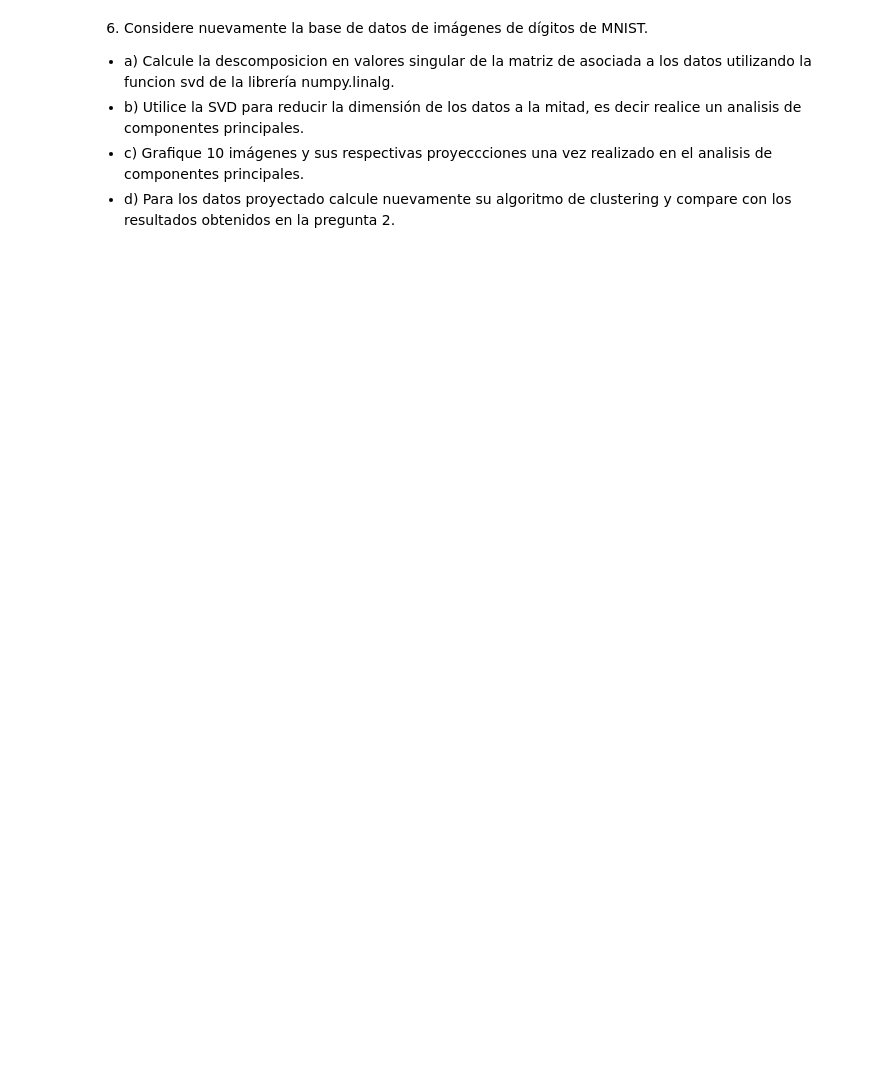
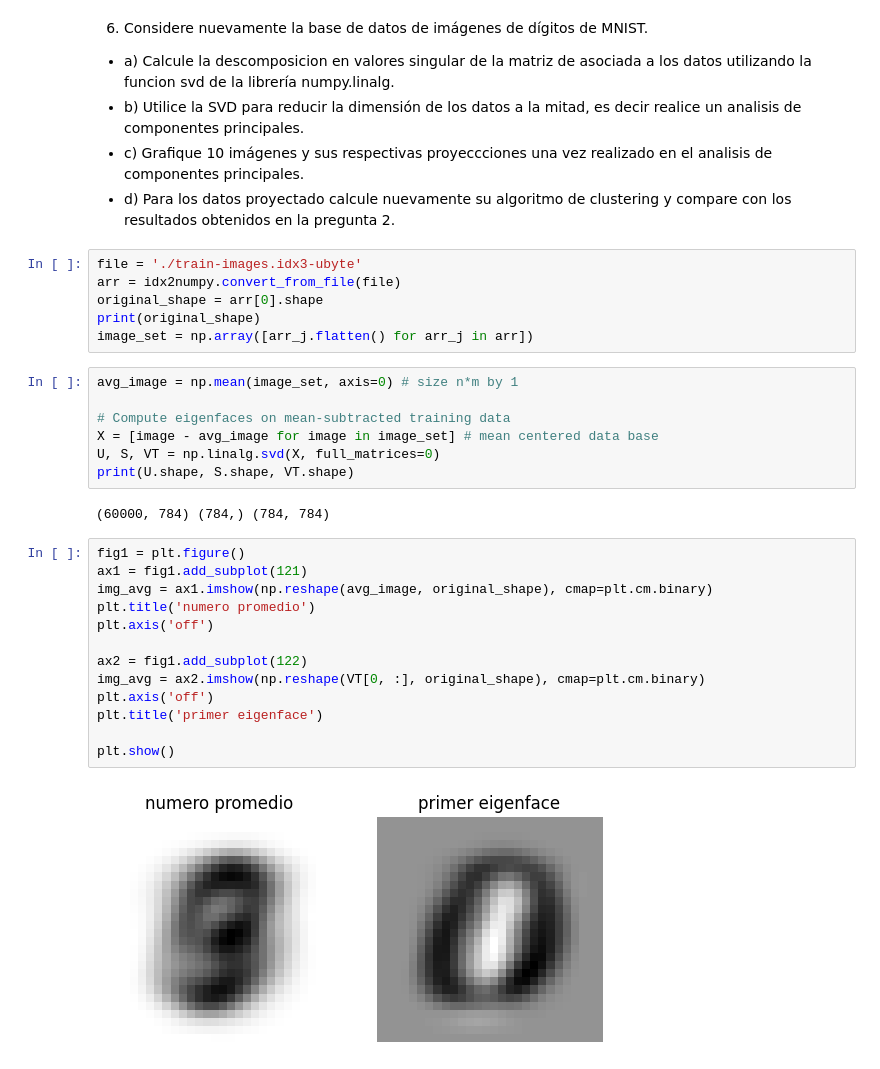
Before and after one commit to mia-uc/math-foundations-for-ai, a Jupyter notebook: hw/hw1/answer.ipynb, the cells around one changed output. Drawn from its saved outputs; the diff is of its cells as text; blank space fills up the shorter version.

```diff
--- a/hw/hw1/answer.ipynb
+++ b/hw/hw1/answer.ipynb
@@ -525,3 +665,33 @@ $$
  - b) Utilice la SVD para reducir la dimensión de los datos a la mitad, es decir realice un analisis de componentes principales.
  - c) Grafique 10 imágenes y sus respectivas proyeccciones una vez realizado en el analisis de componentes principales.
  - d) Para los datos proyectado calcule nuevamente su algoritmo de clustering y compare con los resultados obtenidos en la pregunta 2.
+# %%
+file = './train-images.idx3-ubyte'
+arr = idx2numpy.convert_from_file(file)
+original_shape = arr[0].shape
+print(original_shape)
+image_set = np.array([arr_j.flatten() for arr_j in arr])
+# %%
+avg_image = np.mean(image_set, axis=0) # size n*m by 1
+
+# Compute eigenfaces on mean-subtracted training data
+X = [image - avg_image for image in image_set] # mean centered data base
+U, S, VT = np.linalg.svd(X, full_matrices=0)
+print(U.shape, S.shape, VT.shape)
+# %% [output]
+(60000, 784) (784,) (784, 784)
+# %%
+fig1 = plt.figure()
+ax1 = fig1.add_subplot(121)
+img_avg = ax1.imshow(np.reshape(avg_image, original_shape), cmap=plt.cm.binary)
+plt.title('numero promedio')
+plt.axis('off')
+
+ax2 = fig1.add_subplot(122)
+img_avg = ax2.imshow(np.reshape(VT[0, :], original_shape), cmap=plt.cm.binary)
+plt.axis('off')
+plt.title('primer eigenface')
+
+plt.show()
+# %% [output]
+[figure, added]
```
Also changed, not shown: parts of 17 cells of this notebook.
